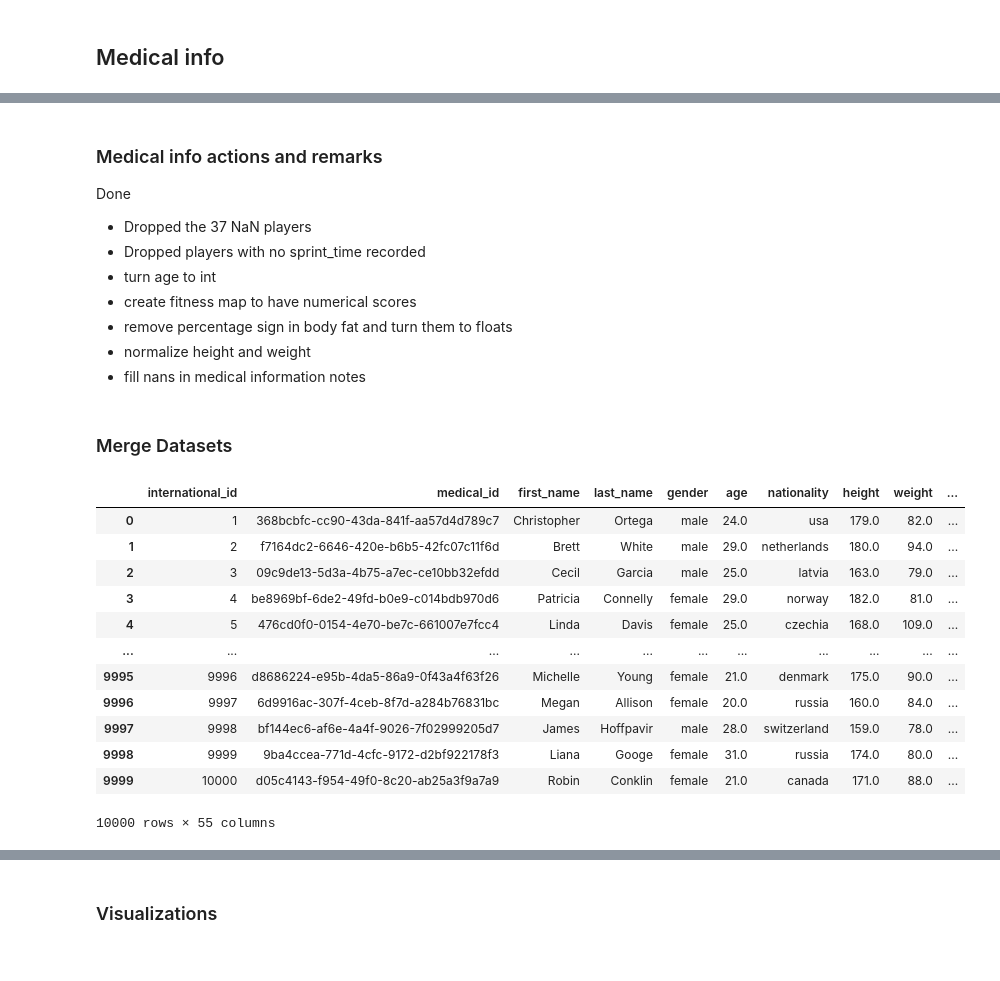
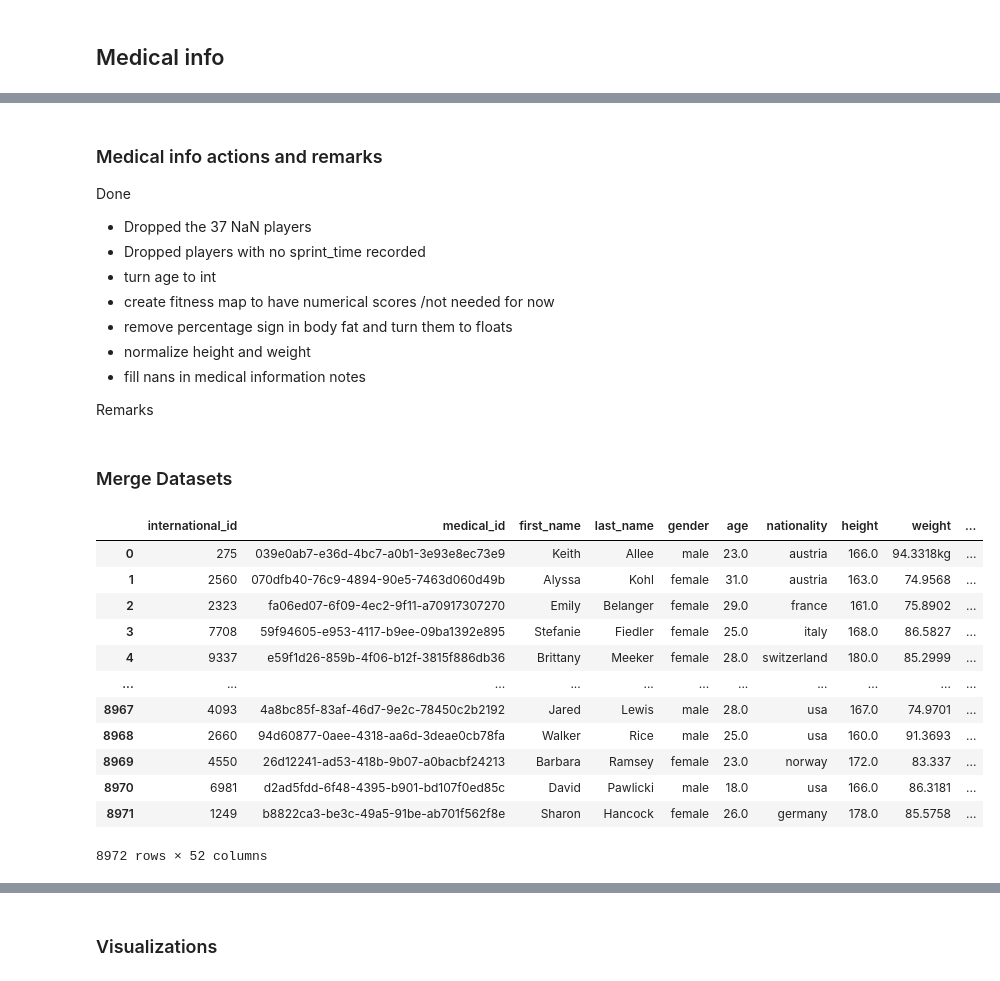
Before and after one commit to jaklvinc/KnowledgeDiscoveryAndDataMining-TUGraz-2026, a Jupyter notebook: phase_1/group_project.ipynb, the cells around one changed output, grey strips where cells are left out. Drawn from its saved outputs; the diff is of its cells as text; code cells hidden in the pictures.

Commit message:
Add beginings of visualizations, fixed medical info.

```diff
--- a/phase_1/group_project.ipynb
+++ b/phase_1/group_project.ipynb
@@ -331,4 +351,7 @@ DONE HERE:
 medical_information.dropna(subset=['weight','sprint_time'], inplace=True)
 # %%
 medical_information['height'] = medical_information['height'].apply(lambda x: x[:-2] if x[-2:] == 'cm' else x)
-medical_information['height'] = medical_information['height'].apply(lambda x: float(x[:-1])*100 if x[-1:] == 'm' else x)
+medical_information['height'] = medical_information['height'].apply(lambda x: float(x[:-1])*100 if x[-1:] == 'm' else x).astype(float)
+# %%
+medical_information['weight'] = medical_information['weight'].apply(lambda x: x[:-2] if x[-2:] == 'kg' else x).astype(float)
+medical_information['body_fat_percentage'] = medical_information['body_fat_percentage'].apply(lambda x: x[:-1] if x[-1:] == '%' else x).astype(float)
@@ -334,0 +360,3 @@ medical_information['height'] = medical_information['height'].apply(lambda x: fl
+# %%
+medical_information['fitness_level'] = medical_information['fitness_level'].str.lower().str.strip()
+medical_information['fitness_level'] = medical_information['fitness_level'].fillna('unknown')
@@ -394,34 +396,36 @@ Done
 * Dropped the 37 NaN players
 * Dropped players with no sprint_time recorded
 * turn age to int
-* create fitness map to have numerical scores
+* create fitness map to have numerical scores /not needed for now
 * remove percentage sign in body fat and turn them to floats
 * normalize height and weight
 * fill nans in medical information notes
+
+Remarks
 # %% [markdown]
 ### Merge Datasets
 # %%
 # merge identity_cards and medical information, since they are the only ones that share medical_id
 identity_medical = pd.merge(identity_card, medical_information, on='medical_id')
 
 # create collection of relevant datasets
 hockey_data = [identity_medical,hockey_scouting_notes,performance,contracts_competition]
 
 #merge them on international_id
-hockey_data_merged = reduce(lambda  left,right: pd.merge(left,right,on=['international_id'], how='outer'), hockey_data)
+hockey_data_merged = reduce(lambda  left,right: pd.merge(left,right,on=['international_id'], how='inner'), hockey_data)
 
 hockey_data_merged
 # %% [output]
 |  | international_id | medical_id | first_name | last_name | gender | age | nationality | height | weight | ... |
-| 0 | 1 | 368bcbfc-cc90-43da-841f-aa57d4d789c7 | Christopher | Ortega | male | 24.0 | usa | 179.0 | 82.0 | ... |
-| 1 | 2 | f7164dc2-6646-420e-b6b5-42fc07c11f6d | Brett | White | male | 29.0 | netherlands | 180.0 | 94.0 | ... |
-| 2 | 3 | 09c9de13-5d3a-4b75-a7ec-ce10bb32efdd | Cecil | Garcia | male | 25.0 | latvia | 163.0 | 79.0 | ... |
-| 3 | 4 | be8969bf-6de2-49fd-b0e9-c014bdb970d6 | Patricia | Connelly | female | 29.0 | norway | 182.0 | 81.0 | ... |
-| 4 | 5 | 476cd0f0-0154-4e70-be7c-661007e7fcc4 | Linda | Davis | female | 25.0 | czechia | 168.0 | 109.0 | ... |
+| 0 | 275 | 039e0ab7-e36d-4bc7-a0b1-3e93e8ec73e9 | Keith | Allee | male | 23.0 | austria | 166.0 | 94.3318kg | ... |
+| 1 | 2560 | 070dfb40-76c9-4894-90e5-7463d060d49b | Alyssa | Kohl | female | 31.0 | austria | 163.0 | 74.9568 | ... |
+| 2 | 2323 | fa06ed07-6f09-4ec2-9f11-a70917307270 | Emily | Belanger | female | 29.0 | france | 161.0 | 75.8902 | ... |
+| 3 | 7708 | 59f94605-e953-4117-b9ee-09ba1392e895 | Stefanie | Fiedler | female | 25.0 | italy | 168.0 | 86.5827 | ... |
+| 4 | 9337 | e59f1d26-859b-4f06-b12f-3815f886db36 | Brittany | Meeker | female | 28.0 | switzerland | 180.0 | 85.2999 | ... |
 | ... | ... | ... | ... | ... | ... | ... | ... | ... | ... | ... |
-| 9995 | 9996 | d8686224-e95b-4da5-86a9-0f43a4f63f26 | Michelle | Young | female | 21.0 | denmark | 175.0 | 90.0 | ... |
-| 9996 | 9997 | 6d9916ac-307f-4ceb-8f7d-a284b76831bc | Megan | Allison | female | 20.0 | russia | 160.0 | 84.0 | ... |
-| 9997 | 9998 | bf144ec6-af6e-4a4f-9026-7f02999205d7 | James | Hoffpavir | male | 28.0 | switzerland | 159.0 | 78.0 | ... |
-| 9998 | 9999 | 9ba4ccea-771d-4cfc-9172-d2bf922178f3 | Liana | Googe | female | 31.0 | russia | 174.0 | 80.0 | ... |
-| 9999 | 10000 | d05c4143-f954-49f0-8c20-ab25a3f9a7a9 | Robin | Conklin | female | 21.0 | canada | 171.0 | 88.0 | ... |
+| 8967 | 4093 | 4a8bc85f-83af-46d7-9e2c-78450c2b2192 | Jared | Lewis | male | 28.0 | usa | 167.0 | 74.9701 | ... |
+| 8968 | 2660 | 94d60877-0aee-4318-aa6d-3deae0cb78fa | Walker | Rice | male | 25.0 | usa | 160.0 | 91.3693 | ... |
+| 8969 | 4550 | 26d12241-ad53-418b-9b07-a0bacbf24213 | Barbara | Ramsey | female | 23.0 | norway | 172.0 | 83.337 | ... |
+| 8970 | 6981 | d2ad5fdd-6f48-4395-b901-bd107f0ed85c | David | Pawlicki | male | 18.0 | usa | 166.0 | 86.3181 | ... |
+| 8971 | 1249 | b8822ca3-be3c-49a5-91be-ab701f562f8e | Sharon | Hancock | female | 26.0 | germany | 178.0 | 85.5758 | ... |
-10000 rows × 55 columns
+8972 rows × 52 columns
```
Also changed, not shown: parts of 9 cells of this notebook, 2 other files.
